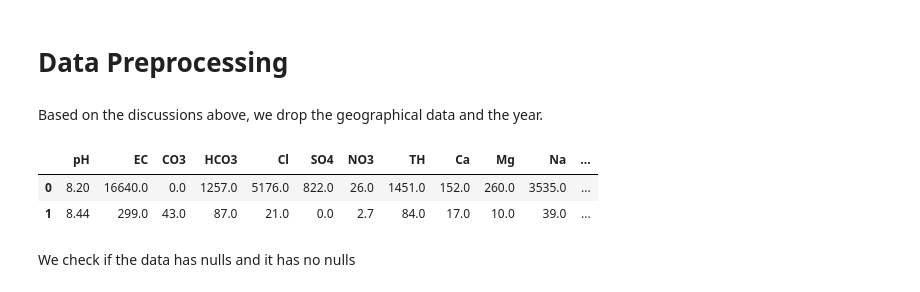
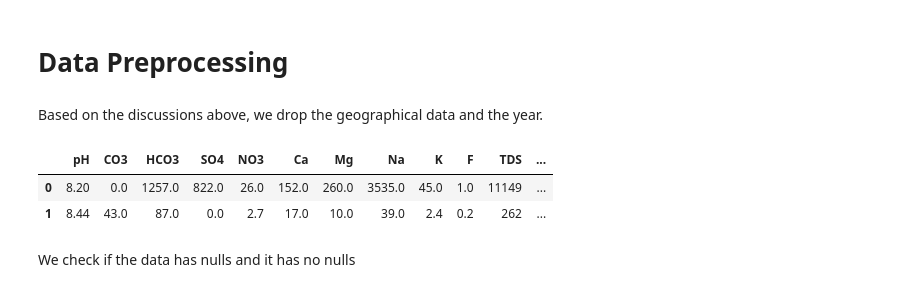
Before and after one commit to aquilina-barhouche/GenAI-Pinnacle-Program, a Jupyter notebook: Module 1 - Intro to DL using PyTorch/01_assignments/assignment_01_water_quality.ipynb, the cells around one changed output. Cells and saved outputs as stored; diff of their text form; code cells hidden in the pictures.

```diff
--- a/Module 1 - Intro to DL using PyTorch/01_assignments/assignment_01_water_quality.ipynb
+++ b/Module 1 - Intro to DL using PyTorch/01_assignments/assignment_01_water_quality.ipynb
@@ -179,15 +333,15 @@ This function uses the minimum WQI thresholds observed in each category to assig
 Based on the discussions above, we drop the geographical data and the year.
 # %%
 df.drop(
-    columns=['Well_ID', 'State', 'District', 'Block', 'Village', 'Latitude', 'Longitude', 'Year'],
+    columns=['Well_ID', 'State', 'District', 'Block', 'Village', 'Latitude', 'Longitude', 'Year', "TH", "EC", "Cl"],
     inplace=True
 )
 
 df.head(2)
 # %% [output]
-|  | pH | EC | CO3 | HCO3 | Cl | SO4 | NO3 | TH | Ca | Mg | Na | ... |
-| 0 | 8.20 | 16640.0 | 0.0 | 1257.0 | 5176.0 | 822.0 | 26.0 | 1451.0 | 152.0 | 260.0 | 3535.0 | ... |
-| 1 | 8.44 | 299.0 | 43.0 | 87.0 | 21.0 | 0.0 | 2.7 | 84.0 | 17.0 | 10.0 | 39.0 | ... |
+|  | pH | CO3 | HCO3 | SO4 | NO3 | Ca | Mg | Na | K | F | TDS | ... |
+| 0 | 8.20 | 0.0 | 1257.0 | 822.0 | 26.0 | 152.0 | 260.0 | 3535.0 | 45.0 | 1.0 | 11149 | ... |
+| 1 | 8.44 | 43.0 | 87.0 | 0.0 | 2.7 | 17.0 | 10.0 | 39.0 | 2.4 | 0.2 | 262 | ... |
 # %% [markdown]
 We check if the data has nulls and it has no nulls
 # %%
```
Also changed, not shown: parts of 38 cells of this notebook.
